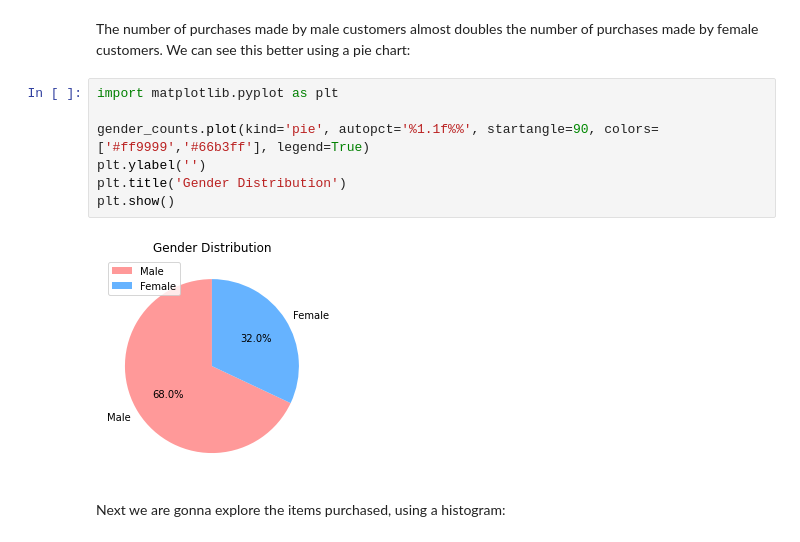
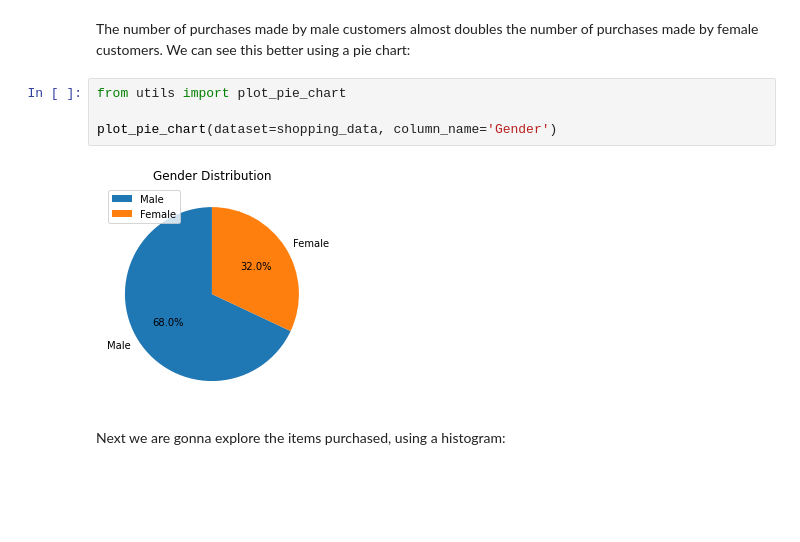
Before and after one commit to AleandroPresta/customer-shopping-analysis, a Jupyter notebook: customer-shopping/notebooks/Data Exploration.ipynb, the cells around one changed output. Cells and saved outputs as stored; diff of their text form; blank space fills up the shorter version.

```diff
--- a/customer-shopping/notebooks/Data Exploration.ipynb
+++ b/customer-shopping/notebooks/Data Exploration.ipynb
@@ -95,15 +95,12 @@ Female    1248
 Name: Gender, dtype: int64
 # %% [markdown]
 The number of purchases made by male customers almost doubles the number of purchases made by female customers. We can see this better using a pie chart:
-# %%
-import matplotlib.pyplot as plt
-
-gender_counts.plot(kind='pie', autopct='%1.1f%%', startangle=90, colors=['#ff9999','#66b3ff'], legend=True)
-plt.ylabel('')
-plt.title('Gender Distribution')
-plt.show()
-# %% [output]
-[figure, removed]
+# %%
+from utils import plot_pie_chart
+
+plot_pie_chart(dataset=shopping_data, column_name='Gender')
+# %% [output]
+[figure, added]
 # %% [markdown]
 Next we are gonna explore the items purchased, using a histogram:
 # %%
```
Also changed, not shown: parts of 12 cells of this notebook, 1 other file.
